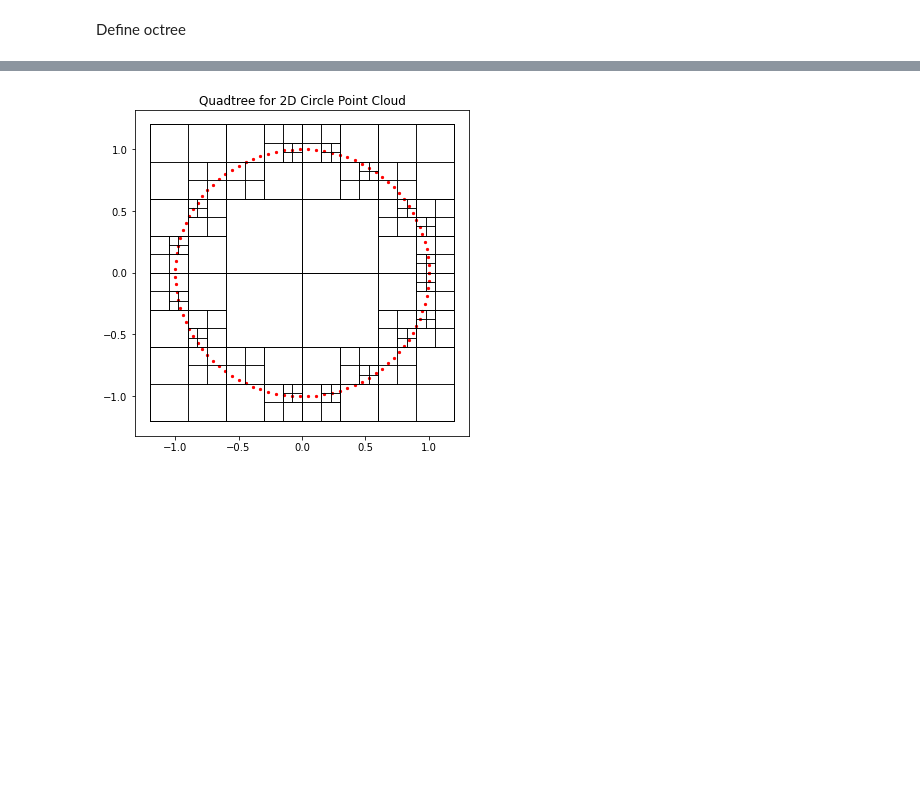
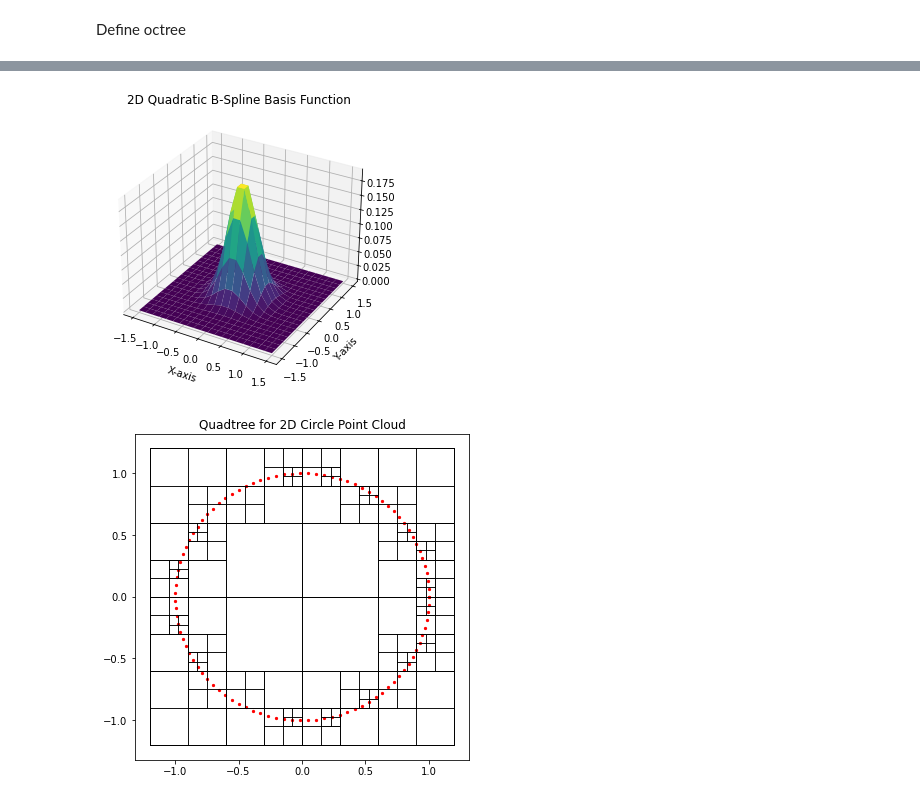
Before and after one commit to constantbourdrez/ScreenedPoissonReconstruction, a Jupyter notebook: poissonrecon.ipynb, the cells around one changed output, grey strips where cells are left out. Cells and saved outputs as stored; diff of their text form; code cells hidden in the pictures; blank space fills up the shorter version.

Commit message:
Corrections of b-splines and depth integration

```diff
--- a/poissonrecon.ipynb
+++ b/poissonrecon.ipynb
@@ -71,0 +88,30 @@ plt.show()
+# %%
+# Define the B-spline basis functions
+from scipy.interpolate import BSpline
+
+splines = []
+k = 2
+knots_x = np.linspace(min_x, max_x, 10)
+knots_y = np.linspace(min_y, max_y, 10)
+
+# Define 1D B-spline basis functions
+B_x = BSpline.basis_element(knots_x)  # Basis in x-direction
+B_y = BSpline.basis_element(knots_y)  # Basis in y-direction
+
+# Compute the tensor product of the 1D basis functions
+B = np.zeros((resolution, resolution, len(knots_x), len(knots_y)))
+for i in range(len(knots_x)):
+    for j in range(len(knots_y)):
+        B[:, :, i, j] = np.outer(B_x(x, i), B_y(y, j))
+
+# Plot the 2D B-spline
+fig = plt.figure(figsize=(7,5))
+ax = fig.add_subplot(111, projection='3d')
+ax.plot_surface(X, Y, B[:,:,0,0], cmap='viridis')
+
+plt.title("2D Quadratic B-Spline Basis Function")
+plt.xlabel("X-axis")
+plt.ylabel("Y-axis")
+plt.show()
+# %% [output]
+[figure, added]
```
Also changed, not shown: parts of 6 cells of this notebook, 2 other files.
